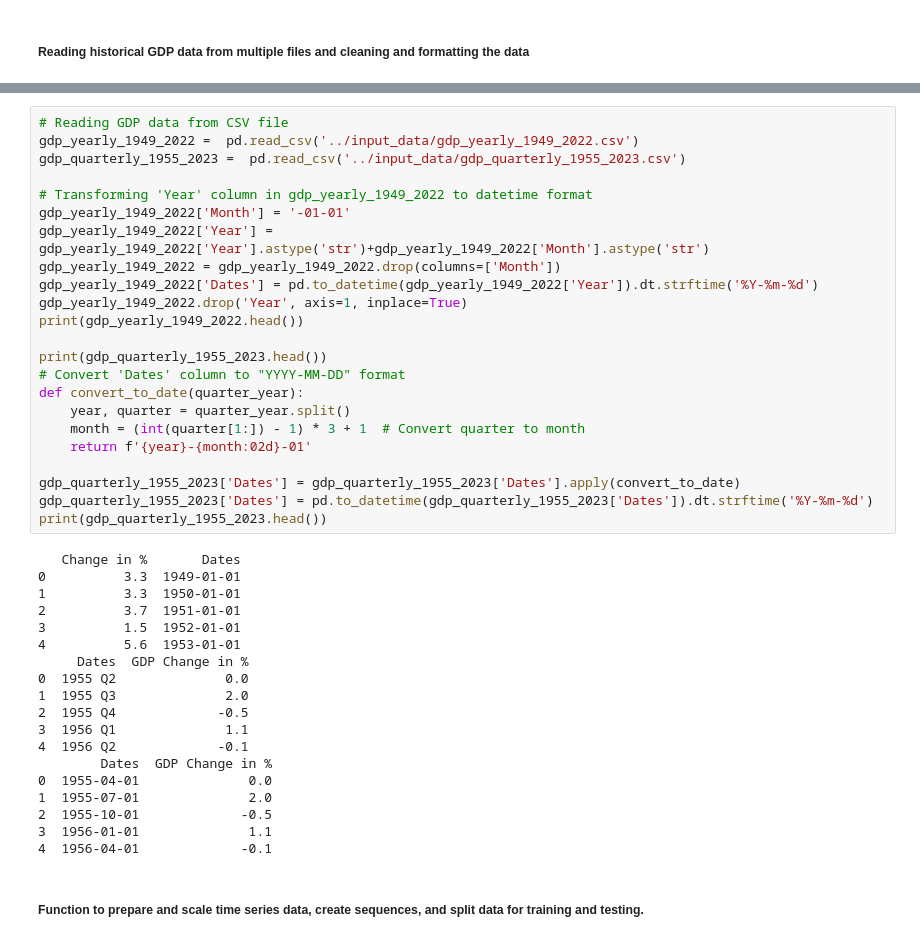
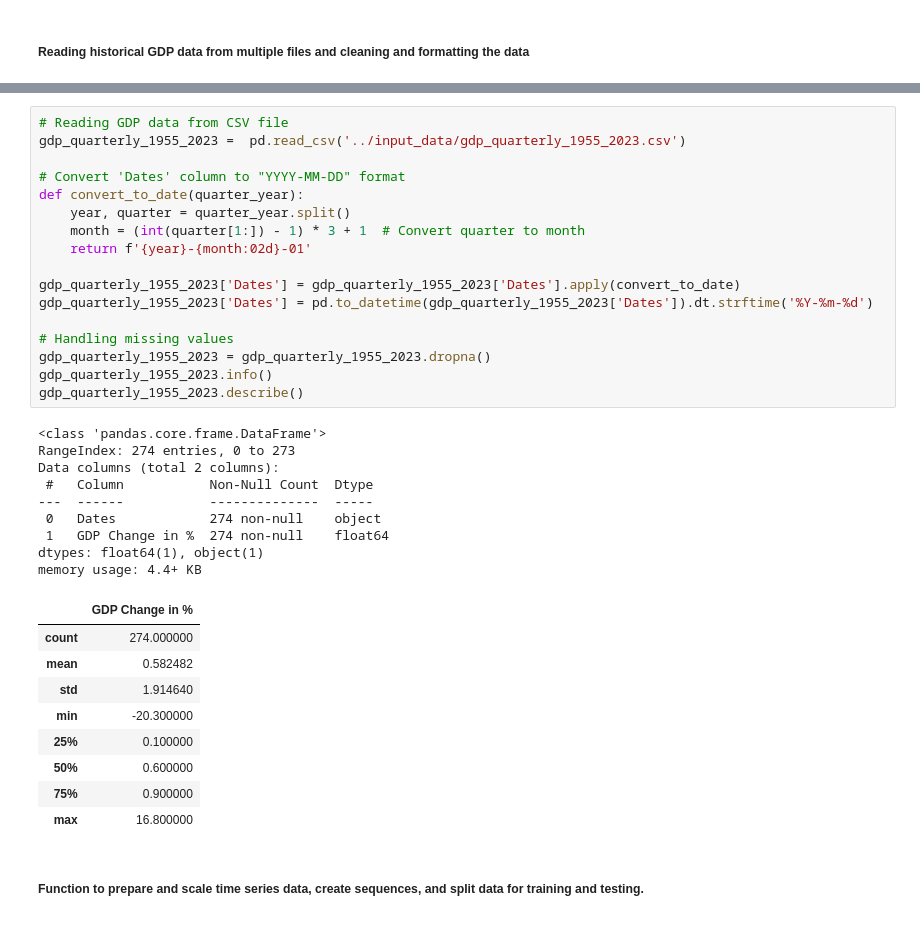
Before and after one commit to ganam93/uk_inflation_prediction, a Jupyter notebook: notebooks/lstm_model_notebooks/Optimized code.ipynb, the cells around one changed output, grey strips where cells are left out. Cells and saved outputs as stored; diff of their text form.

```diff
--- a/notebooks/lstm_model_notebooks/Optimized code.ipynb
+++ b/notebooks/lstm_model_notebooks/Optimized code.ipynb
@@ -215,45 +267,39 @@ prediction_df.head()
 # %%
 # Reading GDP data from CSV file
-gdp_yearly_1949_2022 =  pd.read_csv('../input_data/gdp_yearly_1949_2022.csv')
 gdp_quarterly_1955_2023 =  pd.read_csv('../input_data/gdp_quarterly_1955_2023.csv')
 
-# Transforming 'Year' column in gdp_yearly_1949_2022 to datetime format
-gdp_yearly_1949_2022['Month'] = '-01-01'
-gdp_yearly_1949_2022['Year'] = gdp_yearly_1949_2022['Year'].astype('str')+gdp_yearly_1949_2022['Month'].astype('str')
-gdp_yearly_1949_2022 = gdp_yearly_1949_2022.drop(columns=['Month'])
-gdp_yearly_1949_2022['Dates'] = pd.to_datetime(gdp_yearly_1949_2022['Year']).dt.strftime('%Y-%m-%d')
-gdp_yearly_1949_2022.drop('Year', axis=1, inplace=True)
-print(gdp_yearly_1949_2022.head())
-
-print(gdp_quarterly_1955_2023.head())
 # Convert 'Dates' column to "YYYY-MM-DD" format
 def convert_to_date(quarter_year):
     year, quarter = quarter_year.split()
     month = (int(quarter[1:]) - 1) * 3 + 1  # Convert quarter to month
     return f'{year}-{month:02d}-01'
 
 gdp_quarterly_1955_2023['Dates'] = gdp_quarterly_1955_2023['Dates'].apply(convert_to_date)
 gdp_quarterly_1955_2023['Dates'] = pd.to_datetime(gdp_quarterly_1955_2023['Dates']).dt.strftime('%Y-%m-%d')
-print(gdp_quarterly_1955_2023.head())
+
+# Handling missing values
+gdp_quarterly_1955_2023 = gdp_quarterly_1955_2023.dropna()
+gdp_quarterly_1955_2023.info()
+gdp_quarterly_1955_2023.describe()
 # %% [output]
-   Change in %       Dates
-0          3.3  1949-01-01
-1          3.3  1950-01-01
-2          3.7  1951-01-01
-3          1.5  1952-01-01
-4          5.6  1953-01-01
-     Dates  GDP Change in %
-0  1955 Q2              0.0
-1  1955 Q3              2.0
-2  1955 Q4             -0.5
-3  1956 Q1              1.1
-4  1956 Q2             -0.1
-        Dates  GDP Change in %
-0  1955-04-01              0.0
-1  1955-07-01              2.0
-2  1955-10-01             -0.5
-3  1956-01-01              1.1
-4  1956-04-01             -0.1
+<class 'pandas.core.frame.DataFrame'>
+RangeIndex: 274 entries, 0 to 273
+Data columns (total 2 columns):
+ #   Column           Non-Null Count  Dtype
+---  ------           --------------  -----
+ 0   Dates            274 non-null    object
+ 1   GDP Change in %  274 non-null    float64
+dtypes: float64(1), object(1)
+memory usage: 4.4+ KB
+|  | GDP Change in % |
+| count | 274.000000 |
+| mean | 0.582482 |
+| std | 1.914640 |
+| min | -20.300000 |
+| 25% | 0.100000 |
+| 50% | 0.600000 |
+| 75% | 0.900000 |
+| max | 16.800000 |
 # %% [markdown]
 ##### Function to prepare and scale time series data, create sequences, and split data for training and testing.
 # %%
```
Also changed, not shown: parts of 2 cells of this notebook, 11 other files.
